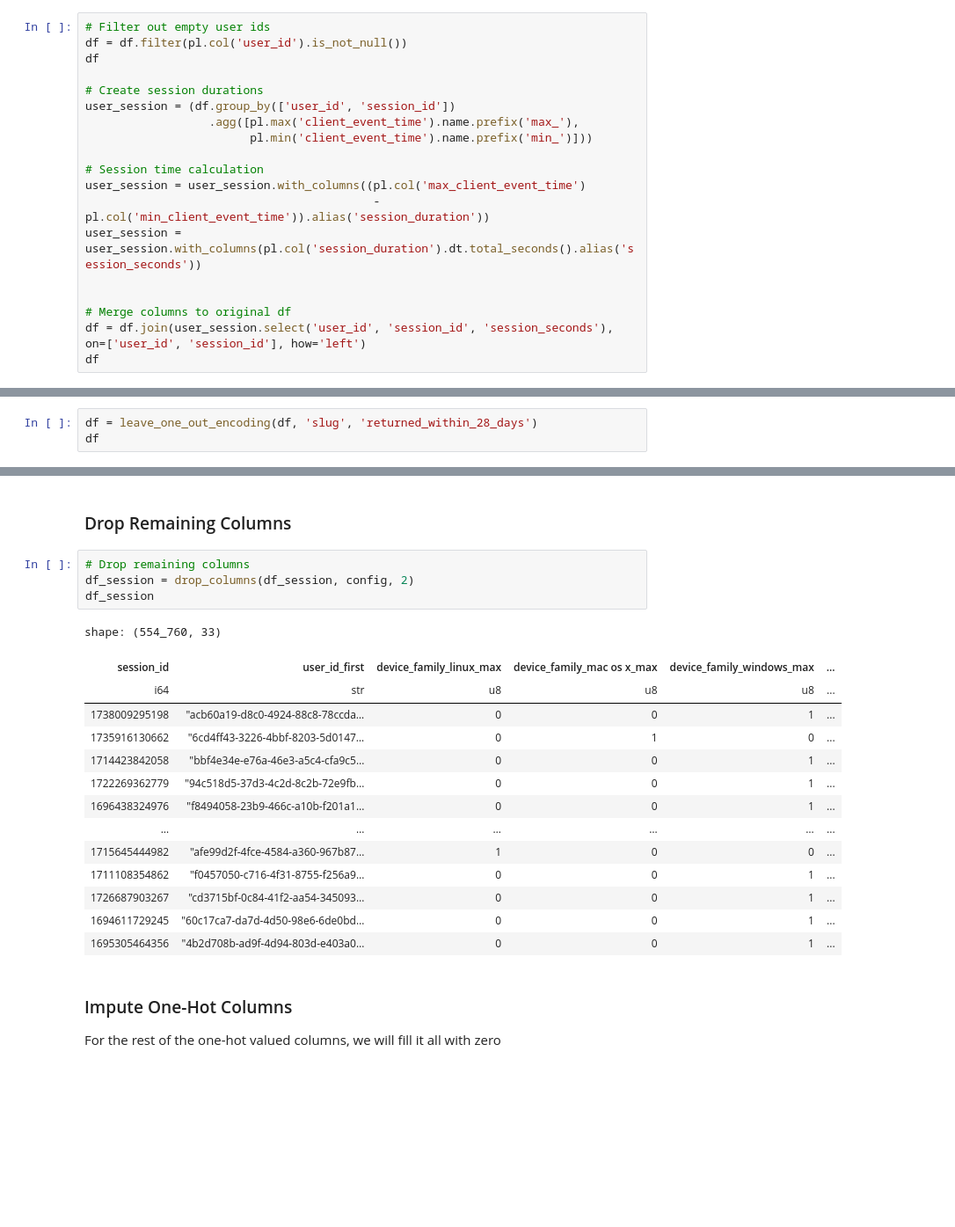
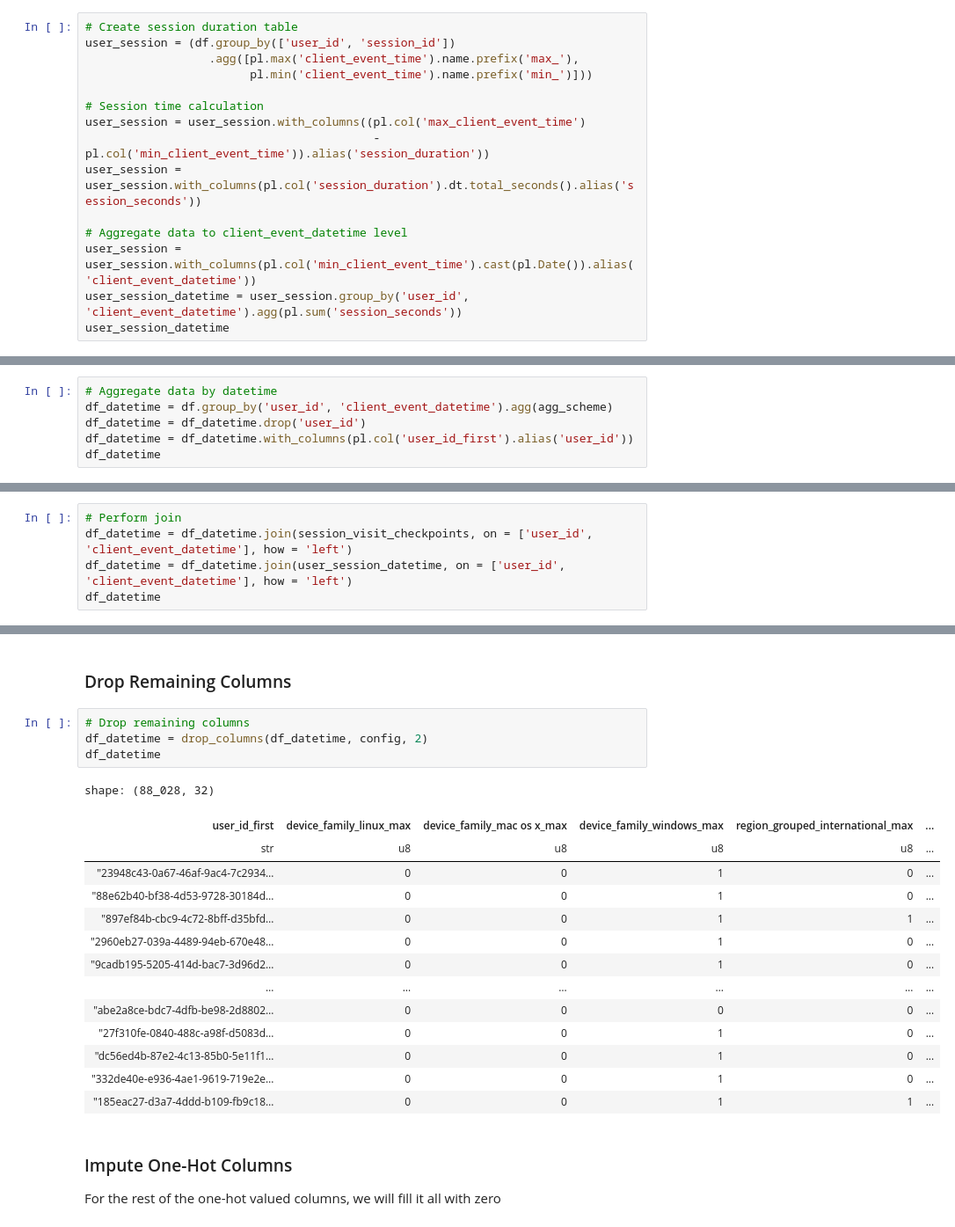
Before and after one commit to ntung110/cxc2025-federato, a Jupyter notebook: FederatoChallenge/submission/preprocess_data.ipynb, the cells around one changed output, grey strips where cells are left out. Shown: that part at 88% size. Cells and saved outputs as stored; diff of their text form; blank space fills up the shorter version.

```diff
--- a/FederatoChallenge/submission/preprocess_data.ipynb
+++ b/FederatoChallenge/submission/preprocess_data.ipynb
@@ -116,9 +197,5 @@ shape: (14_526_410, 28)
 # %%
-# Filter out empty user ids
-df = df.filter(pl.col('user_id').is_not_null())
-df
-
-# Create session durations
+# Create session duration table
 user_session = (df.group_by(['user_id', 'session_id'])
                   .agg([pl.max('client_event_time').name.prefix('max_'),
                         pl.min('client_event_time').name.prefix('min_')]))
@@ -128,8 +205,8 @@ user_session = user_session.with_columns((pl.col('max_client_event_time')
                                           - pl.col('min_client_event_time')).alias('session_duration'))
 user_session = user_session.with_columns(pl.col('session_duration').dt.total_seconds().alias('session_seconds'))
 
-
-# Merge columns to original df
-df = df.join(user_session.select('user_id', 'session_id', 'session_seconds'), on=['user_id', 'session_id'], how='left')
-df
+# Aggregate data to client_event_datetime level
+user_session = user_session.with_columns(pl.col('min_client_event_time').cast(pl.Date()).alias('client_event_datetime'))
+user_session_datetime = user_session.group_by('user_id', 'client_event_datetime').agg(pl.sum('session_seconds'))
+user_session_datetime
 # %% [output]
@@ -534,3 +571,0 @@ def leave_one_out_encoding(df: pl.DataFrame, column: str, target: str) -> pl.Ser
-# %%
-df = leave_one_out_encoding(df, 'slug', 'returned_within_28_days')
-df
@@ -594,0 +602,6 @@ shape: (554_760, 55)
+# %%
+# Aggregate data by datetime
+df_datetime = df.group_by('user_id', 'client_event_datetime').agg(agg_scheme)
+df_datetime = df_datetime.drop('user_id')
+df_datetime = df_datetime.with_columns(pl.col('user_id_first').alias('user_id'))
+df_datetime
@@ -594,0 +625,5 @@ shape: (554_760, 55)
+# %%
+# Perform join
+df_datetime = df_datetime.join(session_visit_checkpoints, on = ['user_id', 'client_event_datetime'], how = 'left')
+df_datetime = df_datetime.join(user_session_datetime, on = ['user_id', 'client_event_datetime'], how = 'left')
+df_datetime
@@ -596,23 +646,23 @@ shape: (554_760, 55)
 ### Drop Remaining Columns
 # %%
 # Drop remaining columns
-df_session = drop_columns(df_session, config, 2)
-df_session
+df_datetime = drop_columns(df_datetime, config, 2)
+df_datetime
 # %% [output]
-shape: (554_760, 33)
+shape: (88_028, 32)
-| session_id | user_id_first | device_family_linux_max | device_family_mac os x_max | device_family_windows_max | ... |
-| i64 | str | u8 | u8 | u8 | ... |
-| 1738009295198 | "acb60a19-d8c0-4924-88c8-78ccda… | 0 | 0 | 1 | ... |
-| 1735916130662 | "6cd4ff43-3226-4bbf-8203-5d0147… | 0 | 1 | 0 | ... |
-| 1714423842058 | "bbf4e34e-e76a-46e3-a5c4-cfa9c5… | 0 | 0 | 1 | ... |
-| 1722269362779 | "94c518d5-37d3-4c2d-8c2b-72e9fb… | 0 | 0 | 1 | ... |
-| 1696438324976 | "f8494058-23b9-466c-a10b-f201a1… | 0 | 0 | 1 | ... |
+| user_id_first | device_family_linux_max | device_family_mac os x_max | device_family_windows_max | region_grouped_international_max | ... |
+| str | u8 | u8 | u8 | u8 | ... |
+| "23948c43-0a67-46af-9ac4-7c2934… | 0 | 0 | 1 | 0 | ... |
+| "88e62b40-bf38-4d53-9728-30184d… | 0 | 0 | 1 | 0 | ... |
+| "897ef84b-cbc9-4c72-8bff-d35bfd… | 0 | 0 | 1 | 1 | ... |
+| "2960eb27-039a-4489-94eb-670e48… | 0 | 0 | 1 | 0 | ... |
+| "9cadb195-5205-414d-bac7-3d96d2… | 0 | 0 | 1 | 0 | ... |
 | … | … | … | … | … | ... |
-| 1715645444982 | "afe99d2f-4fce-4584-a360-967b87… | 1 | 0 | 0 | ... |
-| 1711108354862 | "f0457050-c716-4f31-8755-f256a9… | 0 | 0 | 1 | ... |
-| 1726687903267 | "cd3715bf-0c84-41f2-aa54-345093… | 0 | 0 | 1 | ... |
-| 1694611729245 | "60c17ca7-da7d-4d50-98e6-6de0bd… | 0 | 0 | 1 | ... |
-| 1695305464356 | "4b2d708b-ad9f-4d94-803d-e403a0… | 0 | 0 | 1 | ... |
+| "abe2a8ce-bdc7-4dfb-be98-2d8802… | 0 | 0 | 0 | 0 | ... |
+| "27f310fe-0840-488c-a98f-d5083d… | 0 | 0 | 1 | 0 | ... |
+| "dc56ed4b-87e2-4c13-85b0-5e11f1… | 0 | 0 | 1 | 0 | ... |
+| "332de40e-e936-4ae1-9619-719e2e… | 0 | 0 | 1 | 0 | ... |
+| "185eac27-d3a7-4ddd-b109-fb9c18… | 0 | 0 | 1 | 1 | ... |
 # %% [markdown]
 ### Impute One-Hot Columns
 
```
Also changed, not shown: parts of 30 cells of this notebook, 7 other files.
